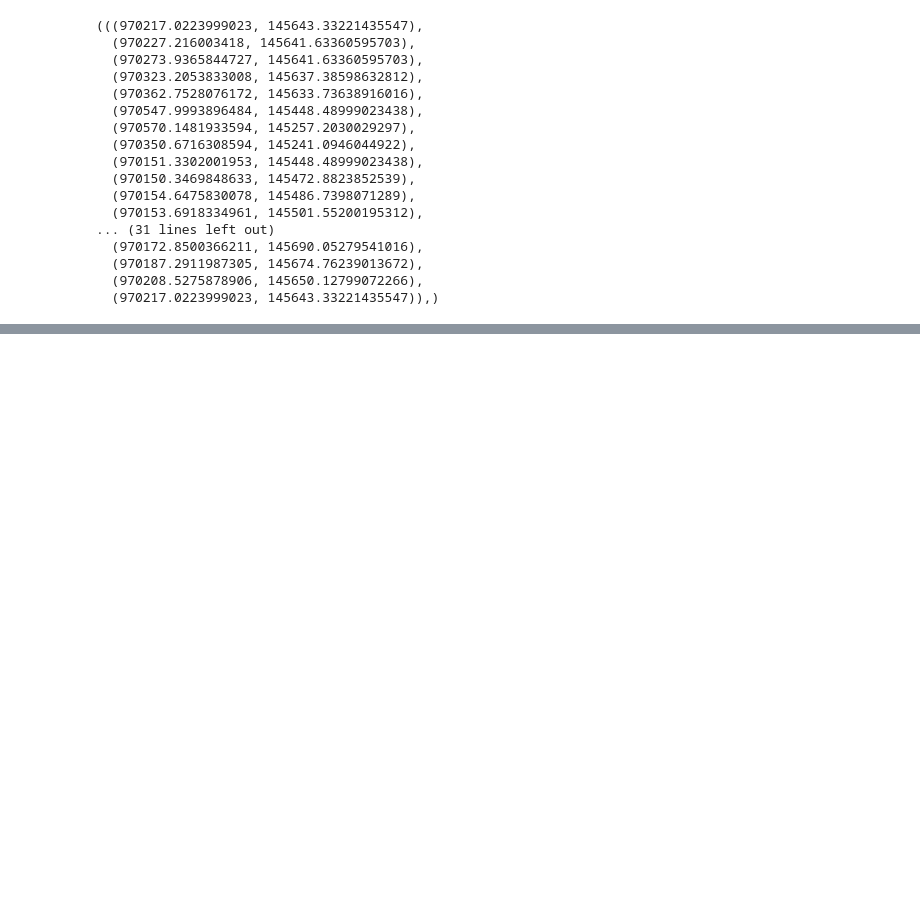
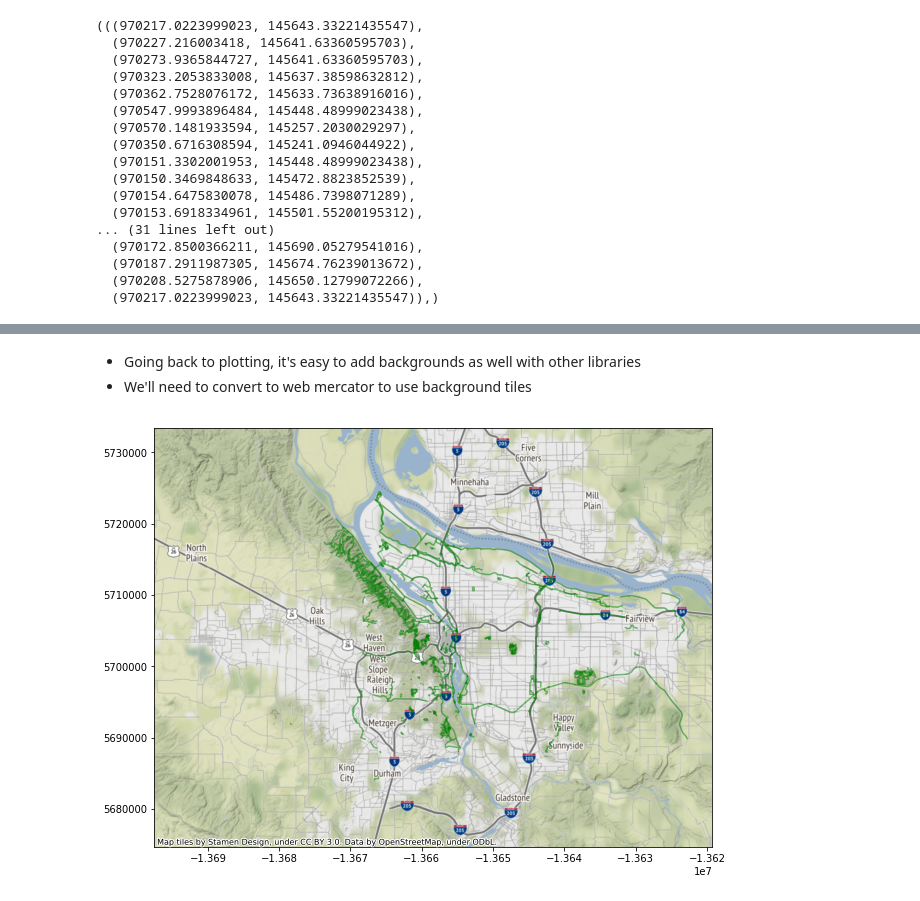
Before and after one commit to mhweber/GIS_Workgroup2019, a Jupyter notebook: PythonGroupTalk.ipynb, the cells around one changed output, grey strips where cells are left out. Cells and saved outputs as stored; diff of their text form; code cells hidden in the pictures; blank space fills up the shorter version.

```diff
--- a/PythonGroupTalk.ipynb
+++ b/PythonGroupTalk.ipynb
@@ -137,0 +170,3 @@ coords['coordinates']
+# %%
+url = "https://opendata.arcgis.com/datasets/c525d5f666074c42aa4131fb9fcdf7f3_27.geojson"
+trails = gp.read_file(url)
@@ -137,0 +183,13 @@ coords['coordinates']
+# %% [markdown]
+- Going back to plotting, it's easy to add backgrounds as well with other libraries
+- We'll need to convert to web mercator to use background tiles
+# %%
+trails = trails.to_crs(epsg=3857)
+# %%
+import contextily as ctx
+import matplotlib.pyplot as plt
+ax = trails.plot(figsize=(10, 10), alpha=0.5, edgecolor='g')
+ctx.add_basemap(ax, zoom=11)
+plt.show()
+# %% [output]
+[figure, added]
```
Also changed, not shown: parts of 28 cells of this notebook, 1 other file.
